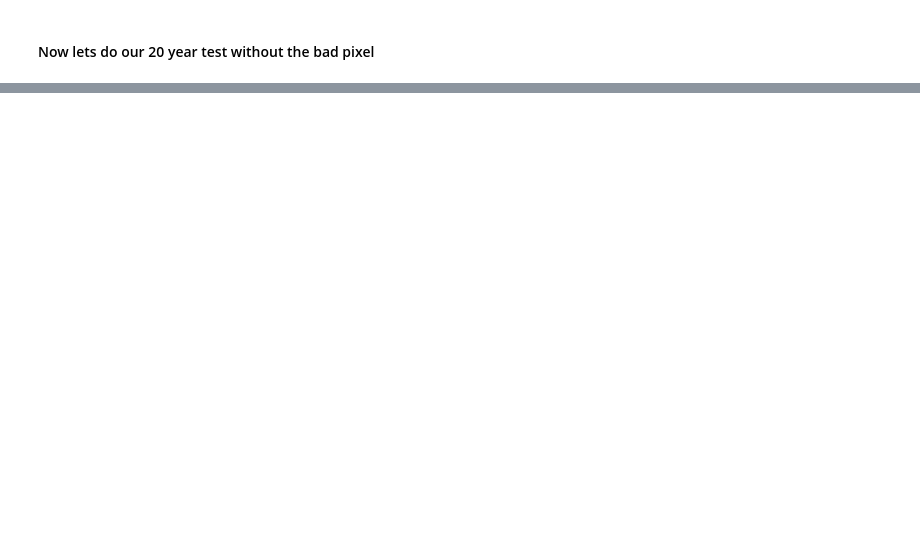
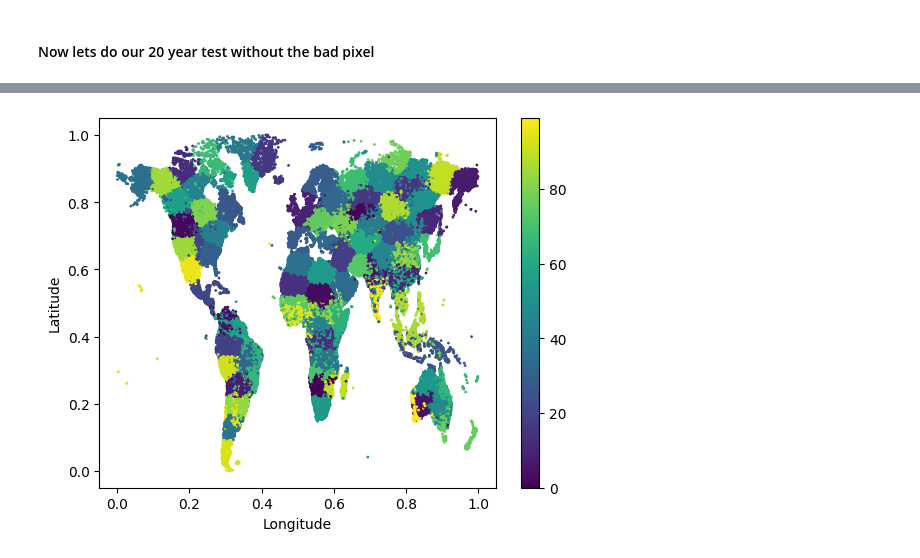
Before and after one commit to marvanG/data-mining-project, a Jupyter notebook: modis_data.ipynb, the cells around one changed output, grey strips where cells are left out. Saved outputs shown, nothing was run; the diff lists cells and outputs as text; code cells hidden in the pictures; blank space fills up the shorter version.

```diff
--- a/modis_data.ipynb
+++ b/modis_data.ipynb
@@ -784,0 +887,16 @@ std after removing outliers: 408.787470821993
+# %%
+#from haversine import haversine
+#origin = (39.50, 98.35)
+#paris = (48.8567, 2.3508)
+#haversine(origin, paris, miles=True)
+import copy
+from sklearn.cluster import KMeans
+
+kmeans2 = KMeans(n_clusters=100)
+kmeans2.fit(df1)
+labels = kmeans2.labels_
+X=df1.loc[:,['NDVI','Latitude','Longitude']]
+X.plot.scatter(x = 'Longitude', y = 'Latitude', c=labels, s=1, cmap='viridis')
+plt.show()
+# %% [output]
+[figure, added]
```
Also changed, not shown: parts of 19 cells of this notebook.
